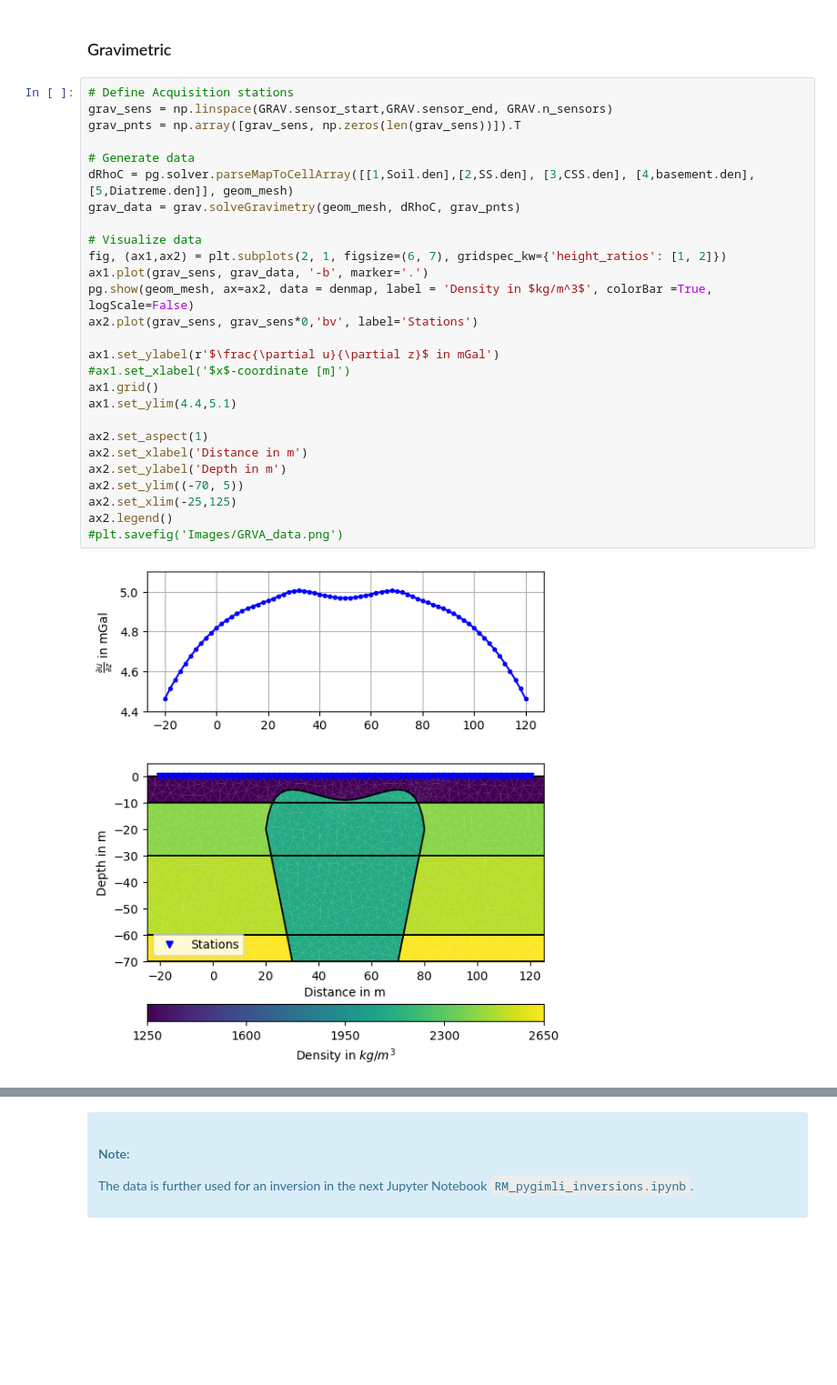
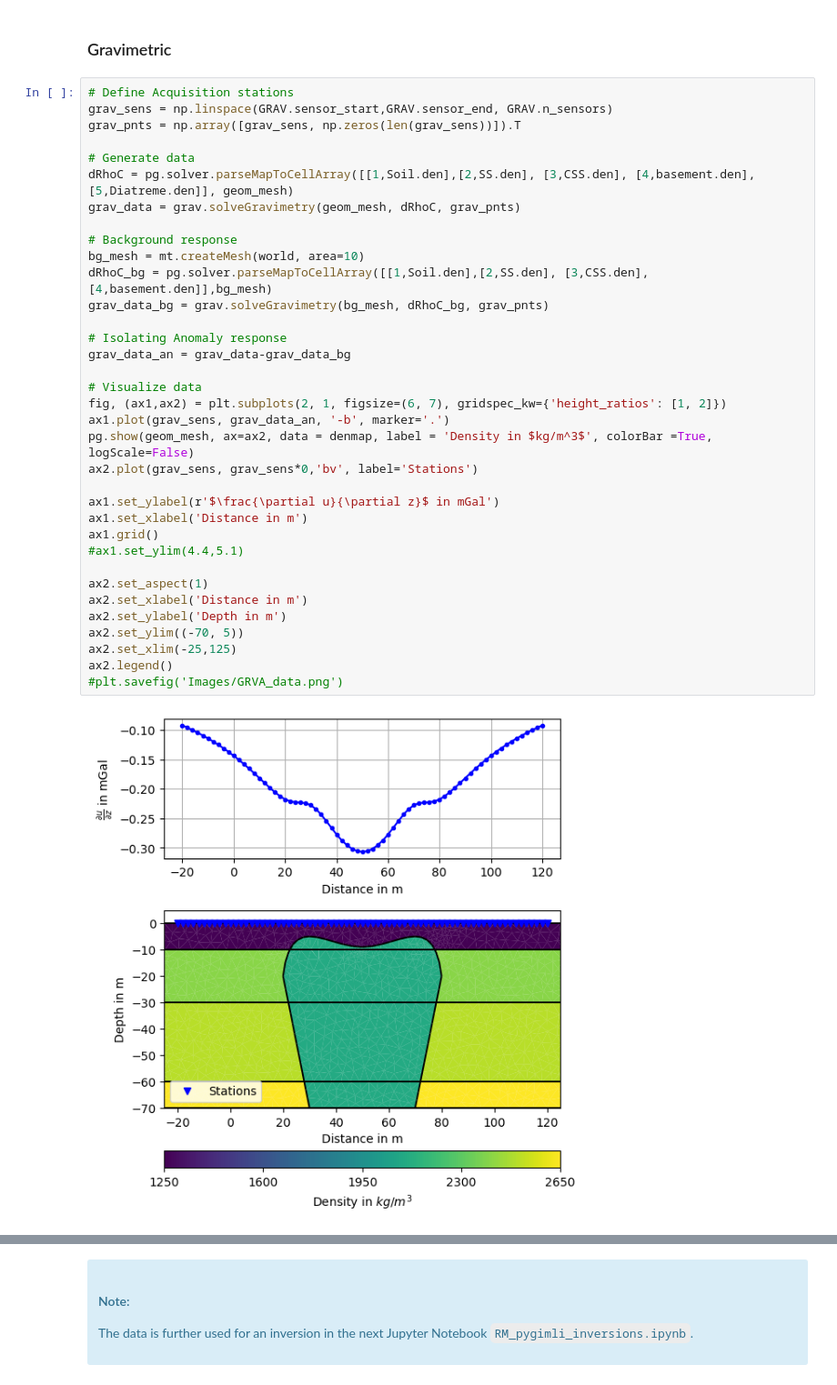
Before and after one commit to ZiegAnt/ResearchModule, a Jupyter notebook: RM_pygimli_computations.ipynb, the cells around one changed output, grey strips where cells are left out. Shown at 91% size. Cells and saved outputs as stored; diff of their text form; blank space fills up the shorter version.

```diff
--- a/RM_pygimli_computations.ipynb
+++ b/RM_pygimli_computations.ipynb
@@ -274,29 +277,37 @@ ax.set_ylabel('Source index')
 # %%
 # Define Acquisition stations
 grav_sens = np.linspace(GRAV.sensor_start,GRAV.sensor_end, GRAV.n_sensors)
 grav_pnts = np.array([grav_sens, np.zeros(len(grav_sens))]).T
 
 # Generate data
 dRhoC = pg.solver.parseMapToCellArray([[1,Soil.den],[2,SS.den], [3,CSS.den], [4,basement.den], [5,Diatreme.den]], geom_mesh)
 grav_data = grav.solveGravimetry(geom_mesh, dRhoC, grav_pnts)
 
+# Background response
+bg_mesh = mt.createMesh(world, area=10)
+dRhoC_bg = pg.solver.parseMapToCellArray([[1,Soil.den],[2,SS.den], [3,CSS.den], [4,basement.den]],bg_mesh)
+grav_data_bg = grav.solveGravimetry(bg_mesh, dRhoC_bg, grav_pnts)
+
+# Isolating Anomaly response
+grav_data_an = grav_data-grav_data_bg
+
 # Visualize data
 fig, (ax1,ax2) = plt.subplots(2, 1, figsize=(6, 7), gridspec_kw={'height_ratios': [1, 2]})
-ax1.plot(grav_sens, grav_data, '-b', marker='.')
+ax1.plot(grav_sens, grav_data_an, '-b', marker='.')
 pg.show(geom_mesh, ax=ax2, data = denmap, label = 'Density in $kg/m^3$', colorBar =True, logScale=False)
 ax2.plot(grav_sens, grav_sens*0,'bv', label='Stations')
 
 ax1.set_ylabel(r'$\frac{\partial u}{\partial z}$ in mGal')
-#ax1.set_xlabel('$x$-coordinate [m]')
+ax1.set_xlabel('Distance in m')
 ax1.grid()
-ax1.set_ylim(4.4,5.1)
+#ax1.set_ylim(4.4,5.1)
 
 ax2.set_aspect(1)
 ax2.set_xlabel('Distance in m')
 ax2.set_ylabel('Depth in m')
 ax2.set_ylim((-70, 5))
 ax2.set_xlim(-25,125)
 ax2.legend()
 #plt.savefig('Images/GRVA_data.png')
 # %% [output]
-[figure, old version]
+[figure, new version]
```
Also changed, not shown: parts of 4 cells of this notebook, 22 other files.
